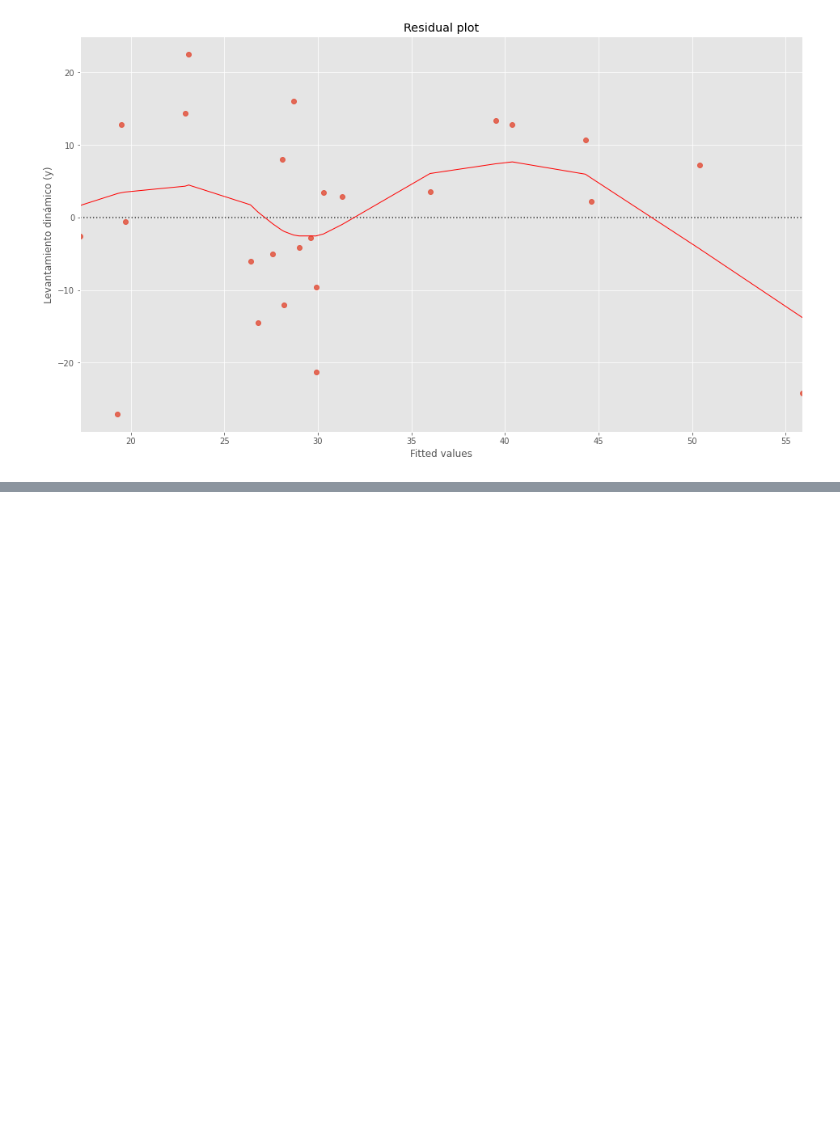
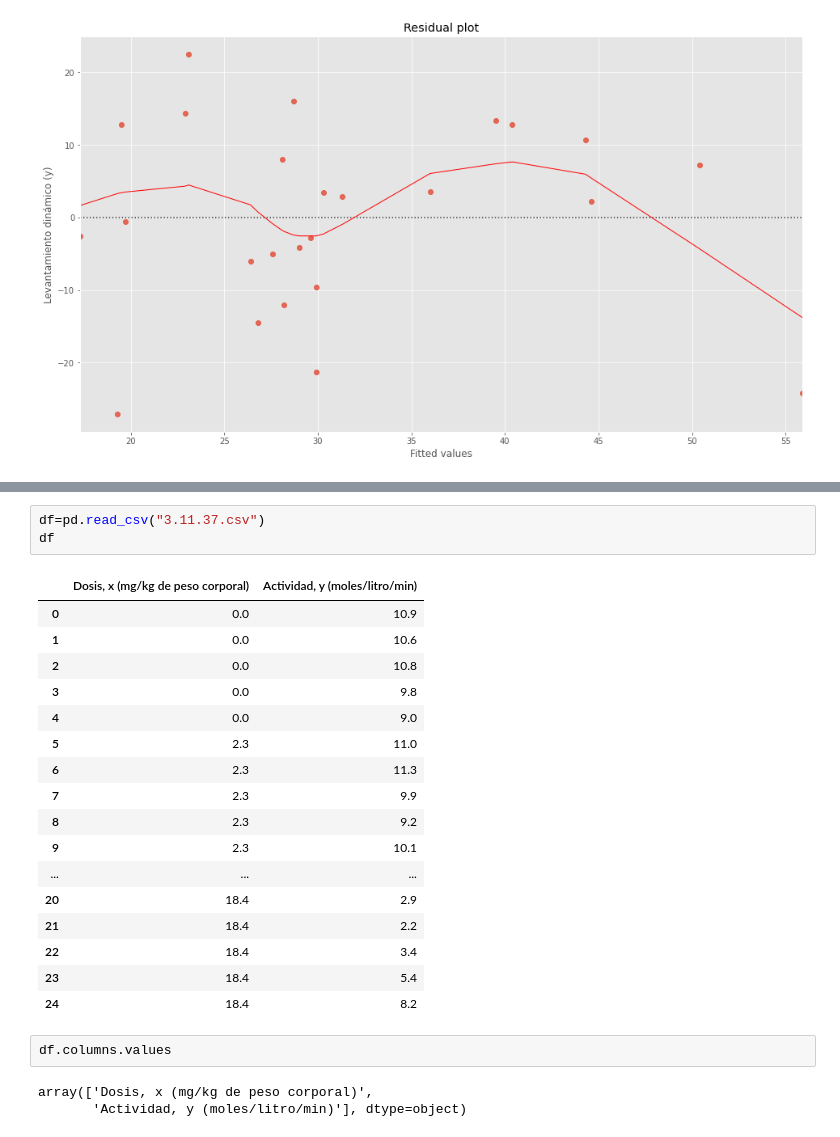
Before and after one commit to papagala/DataScienceMastersDegree, a Jupyter notebook: statistics/notebooks/3-1.ipynb, the cells around one changed output, grey strips where cells are left out. Saved outputs shown, nothing was run; the diff lists cells and outputs as text; blank space fills up the shorter version.

```diff
--- a/statistics/notebooks/3-1.ipynb
+++ b/statistics/notebooks/3-1.ipynb
@@ -140,0 +222,26 @@ Text(0.5, 1.0, 'Residual plot')
+# %%
+df=pd.read_csv("3.11.37.csv")
+df
+# %% [output]
+|  | Dosis, x (mg/kg de peso corporal) | Actividad, y (moles/litro/min) |
+| 0 | 0.0 | 10.9 |
+| 1 | 0.0 | 10.6 |
+| 2 | 0.0 | 10.8 |
+| 3 | 0.0 | 9.8 |
+| 4 | 0.0 | 9.0 |
+| 5 | 2.3 | 11.0 |
+| 6 | 2.3 | 11.3 |
+| 7 | 2.3 | 9.9 |
+| 8 | 2.3 | 9.2 |
+| 9 | 2.3 | 10.1 |
+| ... | ... | ... |
+| 20 | 18.4 | 2.9 |
+| 21 | 18.4 | 2.2 |
+| 22 | 18.4 | 3.4 |
+| 23 | 18.4 | 5.4 |
+| 24 | 18.4 | 8.2 |
+# %%
+df.columns.values
+# %% [output]
+array(['Dosis, x (mg/kg de peso corporal)',
+       'Actividad, y (moles/litro/min)'], dtype=object)
```
Also changed, not shown: parts of 18 cells of this notebook, 2 other files.
